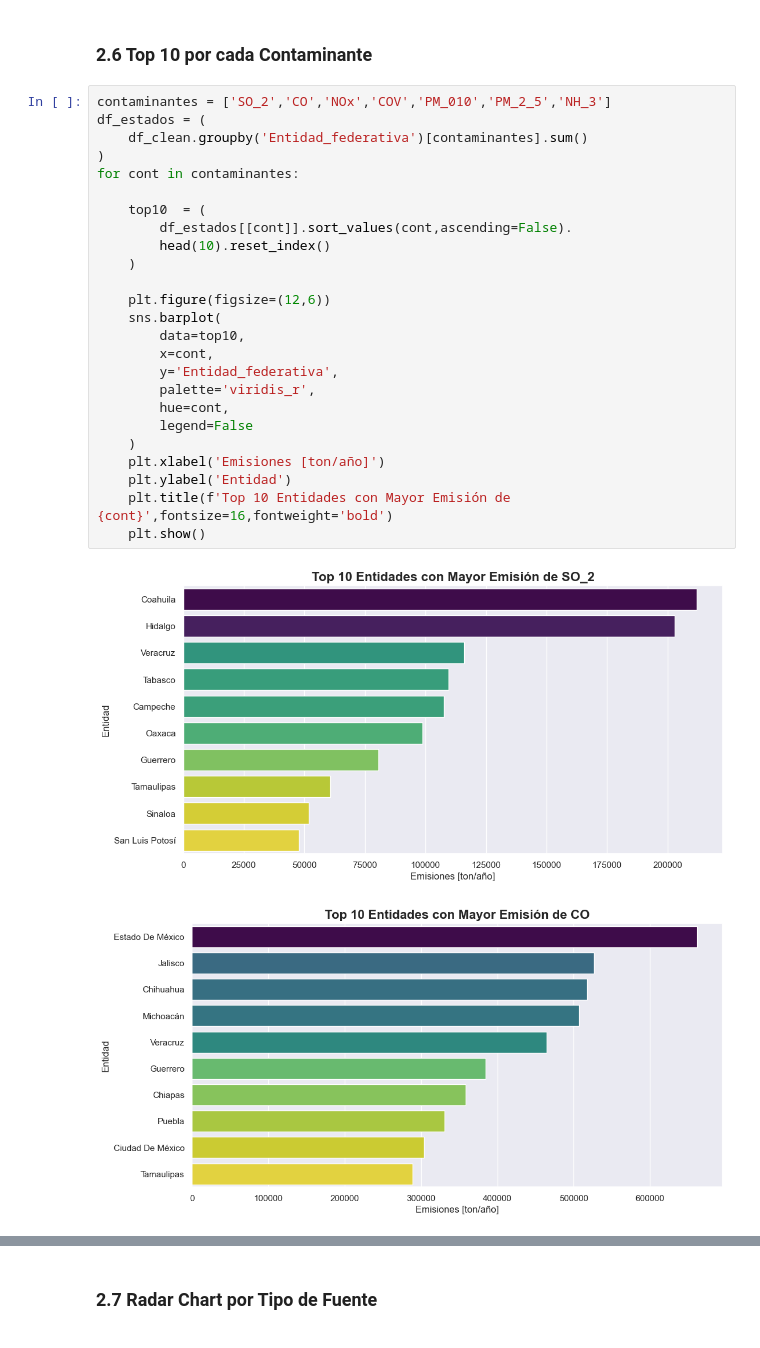
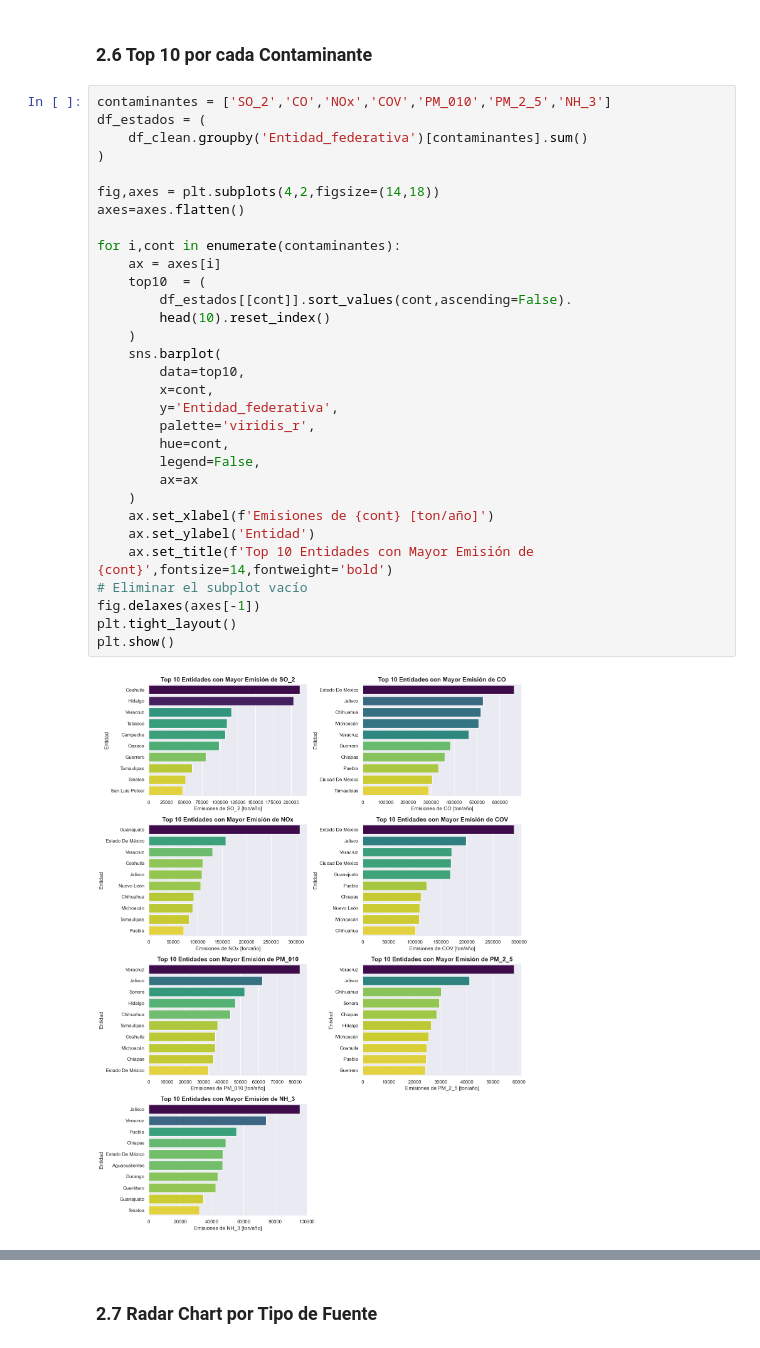
Before and after one commit to AndrsGzRo/mexico-emissions-eda-ml, a Jupyter notebook: 01_EDA.ipynb, the cells around one changed output, grey strips where cells are left out. Saved outputs shown, nothing was run; the diff lists cells and outputs as text.

```diff
--- a/01_EDA.ipynb
+++ b/01_EDA.ipynb
@@ -324,28 +324,33 @@ plt.show()
 # %%
 contaminantes = ['SO_2','CO','NOx','COV','PM_010','PM_2_5','NH_3']
 df_estados = (
     df_clean.groupby('Entidad_federativa')[contaminantes].sum()
 )
-for cont in contaminantes:
 
+fig,axes = plt.subplots(4,2,figsize=(14,18))
+axes=axes.flatten()
+
+for i,cont in enumerate(contaminantes):
+    ax = axes[i]
     top10  = (
         df_estados[[cont]].sort_values(cont,ascending=False).
         head(10).reset_index()
     )
-
-    plt.figure(figsize=(12,6))
     sns.barplot(
         data=top10,
         x=cont,
         y='Entidad_federativa',
         palette='viridis_r',
         hue=cont,
-        legend=False
+        legend=False,
+        ax=ax
     )
-    plt.xlabel('Emisiones [ton/año]')
-    plt.ylabel('Entidad')
-    plt.title(f'Top 10 Entidades con Mayor Emisión de {cont}',fontsize=16,fontweight='bold')
-    plt.show()
+    ax.set_xlabel(f'Emisiones de {cont} [ton/año]')
+    ax.set_ylabel('Entidad')
+    ax.set_title(f'Top 10 Entidades con Mayor Emisión de {cont}',fontsize=14,fontweight='bold')
+# Eliminar el subplot vacío
+fig.delaxes(axes[-1])
+plt.tight_layout()
+plt.show()
 # %% [output]
-[figure, old version]
+[figure, new version]
-[figure, removed]
```
Also changed, not shown: parts of 22 cells of this notebook.
